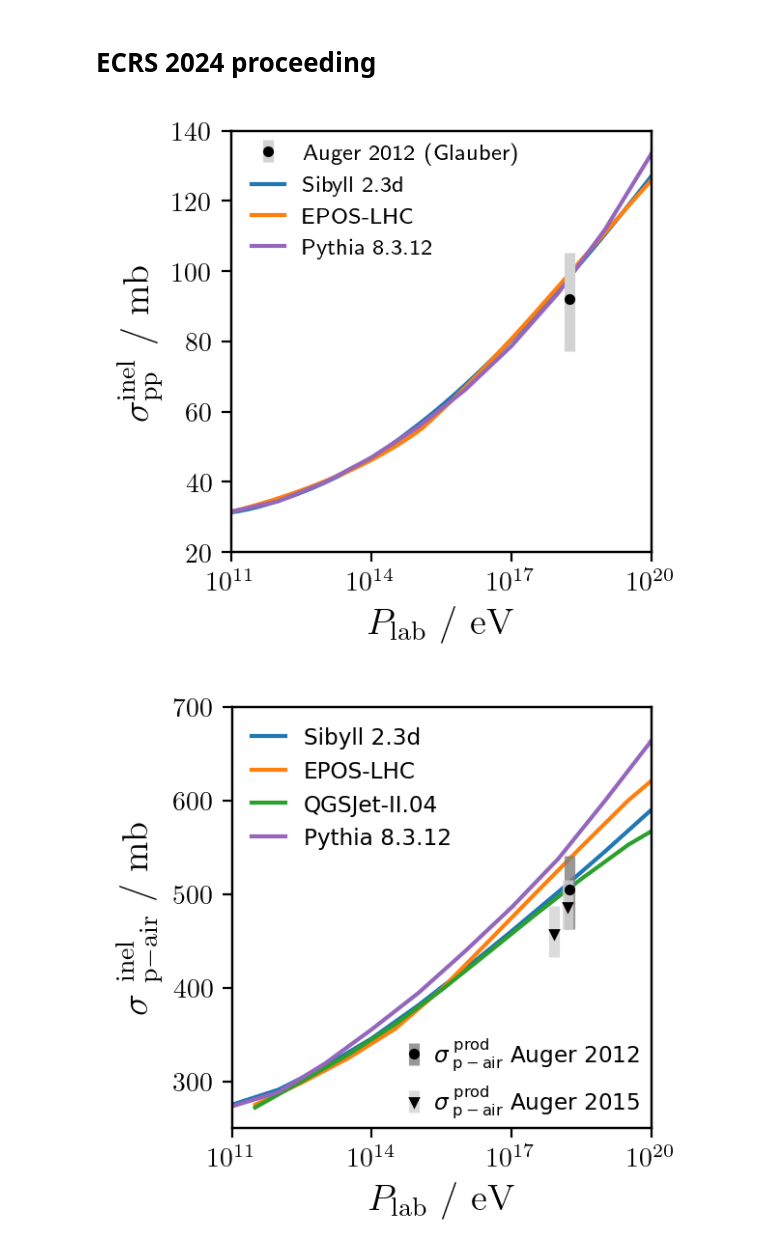
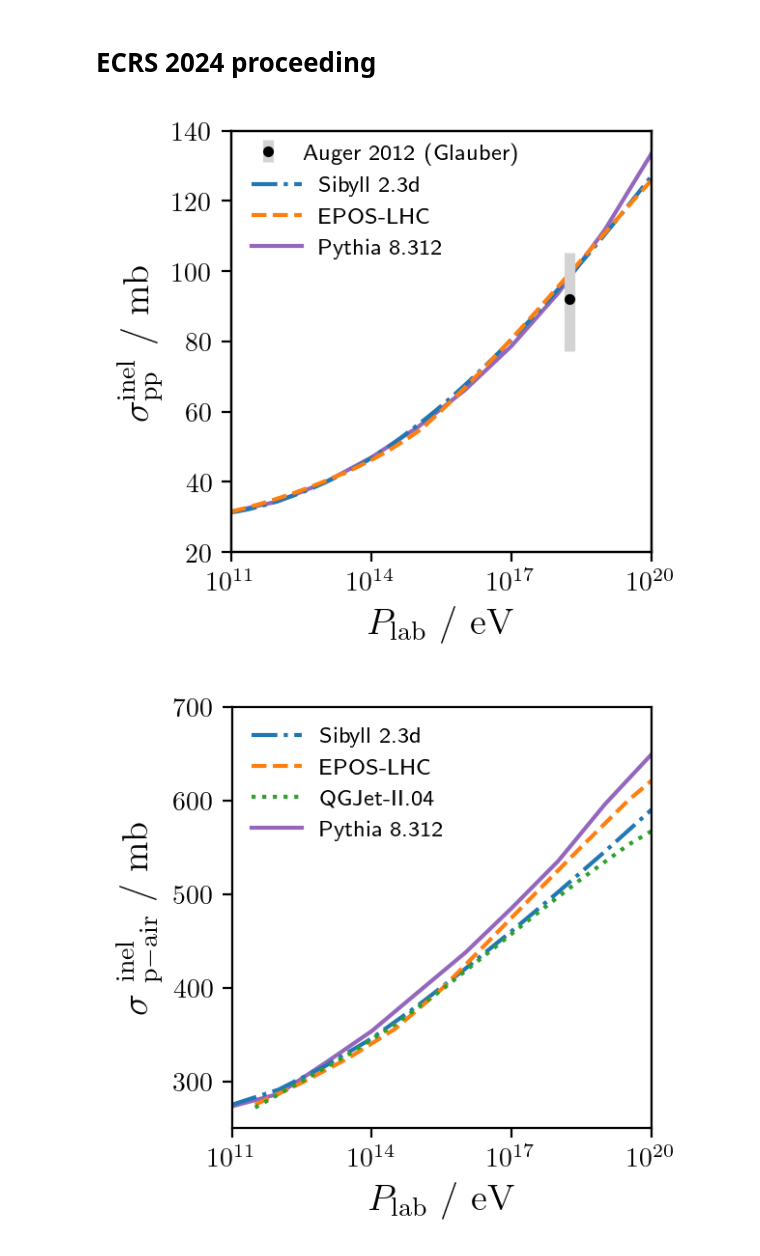
Before and after one commit to gaudu/pythia8312, a Jupyter notebook: examples/pythia8312_xsec_plotting.ipynb, the cells around one changed output. Cells and saved outputs as stored; diff of their text form; code cells hidden in the pictures.

```diff
--- a/examples/pythia8312_xsec_plotting.ipynb
+++ b/examples/pythia8312_xsec_plotting.ipynb
@@ -1326,6 +1353,12 @@ fig.savefig("xs_inel_p-air_UHECR_2024_poster.pdf", format='pdf')
 plt.rcParams['text.usetex'] = True
 plt.rcParams['font.family'] = 'serif'
 plt.rcParams['font.serif'] = ['Computer Modern Roman']
+
+legend_handles = [
+    Line2D([], [], color='tab:blue', linestyle='-.', linewidth=1.5, label='Sibyll 2.3d'),
+    Line2D([], [], color='tab:orange', linestyle='--', linewidth=1.5, label='EPOS-LHC'),
+    Line2D([], [], color='tab:purple', linestyle='-', linewidth=1.5, label='Pythia 8.312')
+]
 
 fig, ax = plt.subplots(figsize=(3.2,3), dpi=200)
 ax.set(xlim=(1e11,1e20), ylim=(20, 140))
@@ -1337,11 +1370,11 @@ ax.yaxis.label.set_size(14)
 plt.rcParams['font.family'] = 'sans-serif'
 plt.rcParams['font.sans-serif'] = ['DejaVu Sans']
 
-ax.errorbar(p_p_dataframe['plab']*1e9, p_p_dataframe['sig_inel'], yerr=p_p_dataframe['err_inel'], c='tab:purple', ecolor='lightgrey', elinewidth=4, ls='-')
-ax.plot(xs_p_p_sib[0,:], xs_p_p_sib[1,:], "-", color="tab:blue", label="Sibyll 2.3d")
-ax.plot(xs_p_p_epos[0,:], xs_p_p_epos[1,:], "-", color="tab:orange", label="EPOS-LHC")
-ax.plot([None], [None], ls='-', color="tab:purple", label="Pythia 8.3.12")
-ax.legend(loc='upper left', bbox_to_anchor=(0, 0.94), fontsize="small", frameon=False, handlelength=1.5)
+ax.plot(p_p_dataframe['plab']*1e9, p_p_dataframe['sig_inel'], '-', color='tab:purple')
+ax.plot([None], [None], ls='-', color="tab:purple")
+ax.plot(xs_p_p_sib[0,:], xs_p_p_sib[1,:], "-.", color="tab:blue")
+ax.plot(xs_p_p_epos[0,:], xs_p_p_epos[1,:], "--", color="tab:orange")
+ax.legend(handles=legend_handles, loc='upper left', bbox_to_anchor=(0, 0.94), fontsize="small", frameon=False, handlelength=2.25)
 
 ax3 = ax.twinx()
 ax3.set_ylim(ax.get_ylim())
@@ -1352,7 +1385,7 @@ ax3.legend(loc='upper left', bbox_to_anchor=(0, 1.02), fontsize="small", frameon
 fig.tight_layout()
 fig.savefig("xs_inel_pp_ECRS_2024_proceeding.pdf", format='pdf')
 # %% [output]
-[figure, old version]
+[figure, new version]
 # %%
 # p-air
 
@@ -1363,6 +1396,13 @@ plt.rcParams['text.usetex'] = True
 plt.rcParams['font.family'] = 'serif'
 plt.rcParams['font.serif'] = ['Computer Modern Roman']
 
+legend_handles = [
+    Line2D([], [], color='tab:blue', linestyle='-.', linewidth=1.5, label='Sibyll 2.3d'),
+    Line2D([], [], color='tab:orange', linestyle='--', linewidth=1.5, label='EPOS-LHC'),
+    Line2D([], [], color='tab:green', linestyle=':', linewidth=1.5, label='QGJet-II.04'),
+    Line2D([], [], color='tab:purple', linestyle='-', linewidth=1.5, label='Pythia 8.312')
+]
+
 fig, ax = plt.subplots(figsize=(3.2,3), dpi=200)
 ax.set(xlim=(1e11,1e20), ylim=(250,700))
 ax.set_xscale('log')
@@ -1370,9 +1410,21 @@ ax.set(xlabel=r"$P_\mathrm{lab}$ / $\mathrm{eV}$", ylabel=r"$\sigma^\mathrm{~ine
 ax.xaxis.label.set_size(14)
 ax.yaxis.label.set_size(14)
 
-plt.rcParams['text.usetex'] = False
 plt.rcParams['font.family'] = 'sans-serif'
 plt.rcParams['font.sans-serif'] = ['DejaVu Sans']
+
+
+# pythia 8.312
+p_N_dataframe = p_N_dataframe.reset_index(drop=True)
+p_O_dataframe = p_O_dataframe.reset_index(drop=True)
+p_Ar_dataframe = p_Ar_dataframe.reset_index(drop=True)
+p_air_dataframe = p_O_dataframe.copy()
+p_air_dataframe['sig_inel_O'] = p_O_dataframe['sig_inel']*0.21
+p_air_dataframe['sig_inel_N'] = p_N_dataframe['sig_inel']*0.78
+p_air_dataframe['sig_inel_Ar'] = p_Ar_dataframe['sig_inel']*0.01
+p_air_dataframe['sig_inel'] = p_air_dataframe['sig_inel_O'] + p_air_dataframe['sig_inel_N'] + p_air_dataframe['sig_inel_Ar']
+p_air_dataframe['err_inel'] = np.sqrt((0.21 * p_O_dataframe['err_inel'])**2 + (0.78 * p_N_dataframe['err_inel'])**2 + (0.01 * p_Ar_dataframe['err_inel'])**2)
+ax.plot(p_air_dataframe['plab']*1e9, p_air_dataframe['sig_inel'], '-', color='tab:purple')
 
 # sibyll 2.3d
 num_values = 12
@@ -1382,61 +1434,49 @@ y_selected_N_sib = xsec_p_N_inel_crmc_sib['sig_inel'][selected_indices]
 y_selected_O_sib = np.interp(elab_selected, xs_p_O_sib[0, :], xs_p_O_sib[1, :])
 y_mixed_sib = 0.2 * y_selected_O_sib + 0.8 * y_selected_N_sib
 x_sib = elab_selected
-ax.plot(x_sib, y_mixed_sib, "-", color="tab:blue", label="Sibyll 2.3d")
+ax.plot(x_sib, y_mixed_sib, "-.", color="tab:blue")
 
 # epos-lhc
 num_values = 10
 selected_indices = np.linspace(0, len(xs_p_N_eposlhc[0, :]) - 1, num_values, dtype=int)
 x_selected = xs_p_N_eposlhc[0, selected_indices] * 1e9
 y_selected_N = xs_p_N_eposlhc[1, selected_indices]
 y_selected_O = np.interp(x_selected, xs_p_O_epos[0, :], xs_p_O_epos[1, :])
 y_mixed = 0.2 * y_selected_O + 0.8 * y_selected_N
 xs_p_air_epos = np.zeros((2, num_values))
 xs_p_air_epos[0, :] = x_selected
 xs_p_air_epos[1, :] = y_mixed
-ax.plot(xs_p_air_epos[0,:], xs_p_air_epos[1,:], "-", color="tab:orange", label="EPOS-LHC")
+ax.plot(xs_p_air_epos[0,:], xs_p_air_epos[1,:], "--", color="tab:orange")
 
 # qgsjet-II.04
 num_values = 10
 selected_indices = np.linspace(0, len(xs_p_N_qgsjetII04[0, :]) - 1, num_values, dtype=int)
 x_selected = xs_p_N_qgsjetII04[0, selected_indices] * 1e9
 y_selected_N = xs_p_N_qgsjetII04[1, selected_indices]
 y_selected_O = np.interp(x_selected, xs_p_O_qgs[0, :], xs_p_O_qgs[1, :])
 y_mixed = 0.2 * y_selected_O + 0.8 * y_selected_N
 xs_p_air_qgs = np.zeros((2, num_values))
 xs_p_air_qgs[0, :] = x_selected
 xs_p_air_qgs[1, :] = y_mixed
-ax.plot(xs_p_air_qgs[0,:], xs_p_air_qgs[1,:], "-", color="tab:green", label="QGSJet-II.04")
+ax.plot(xs_p_air_qgs[0,:], xs_p_air_qgs[1,:], ":", color="tab:green")
 
-# pythia 8.3.12
-p_N_sNN_dataframe = p_N_sNN_dataframe.reset_index(drop=True)
-p_O_sNN_dataframe = p_O_sNN_dataframe.reset_index(drop=True)
-p_Ar_sNN_dataframe = p_Ar_sNN_dataframe.reset_index(drop=True)
-p_air_dataframe = p_O_sNN_dataframe.copy()
-p_air_dataframe['sig_inel_O'] = p_O_sNN_dataframe['sig_inel']*0.21
-p_air_dataframe['sig_inel_N'] = p_N_sNN_dataframe['sig_inel']*0.78
-p_air_dataframe['sig_inel_Ar'] = p_Ar_sNN_dataframe['sig_inel']*0.01
-p_air_dataframe['sig_inel'] = p_air_dataframe['sig_inel_O'] + p_air_dataframe['sig_inel_N'] + p_air_dataframe['sig_inel_Ar']
-p_air_dataframe['err_inel'] = np.sqrt((0.21 * p_O_sNN_dataframe['err_inel'])**2 + (0.78 * p_N_sNN_dataframe['err_inel'])**2 + (0.01 * p_Ar_sNN_dataframe['err_inel'])**2)
-ax.errorbar(p_air_dataframe['plab']*1e9, p_air_dataframe['sig_inel'], yerr=p_air_dataframe['err_inel'], c='tab:purple', ecolor='lightgrey', elinewidth=4, ls='-')
-ax.plot([None], [None], ls='-', color="tab:purple", label="Pythia 8.3.12")
 
-ax.legend(loc='upper left', bbox_to_anchor=(0, 1), fontsize="small", frameon=False, handlelength=1.5)
+ax.legend(handles=legend_handles, loc='upper left', bbox_to_anchor=(0, 1), fontsize="small", frameon=False, handlelength=2.25)
 
 # experiments
-ax3 = ax.twinx()
-ax3.set_ylim(ax.get_ylim())
-ax3.get_yaxis().set_visible(False)
-ax3.errorbar(10**18.24, 505, yerr=[[42.2], [35.6]], c='black', fmt='o', ms=3, ecolor='tab:grey', elinewidth=4, label=r"$\sigma^\mathrm{~prod}_\mathrm{~p-air}$ Auger 2012")
-ax3.errorbar(10**17.9, 457.511, yerr=[[24.7], [30.1]], c='black', fmt='v', ms=3, ecolor='lightgrey', elinewidth=4, label=r"$\sigma^\mathrm{~prod}_\mathrm{~p-air}$ Auger 2015")
-ax3.errorbar(10**18.2, 485.767, yerr=[[23.6], [28.9]], c='black', fmt='v', ms=3, ecolor='lightgrey', elinewidth=4)
-for collection in ax3.collections:
-    collection.set_alpha(0.8)
-ax3.legend(loc='lower right', bbox_to_anchor=(1.02, -0.03), fontsize="small", frameon=False, handlelength=1.5, labelspacing=0.5, handletextpad=0.1)
+#ax3 = ax.twinx()
+#ax3.set_ylim(ax.get_ylim())
+#ax3.get_yaxis().set_visible(False)
+#ax3.errorbar(10**18.24, 505, yerr=[[42.2], [35.6]], c='black', fmt='o', ms=3, ecolor='tab:grey', elinewidth=4, label=r"$\sigma^\mathrm{~prod}_\mathrm{~p-air}$ Auger 2012")
+#ax3.errorbar(10**17.9, 457.511, yerr=[[24.7], [30.1]], c='black', fmt='v', ms=3, ecolor='lightgrey', elinewidth=4, label=r"$\sigma^\mathrm{~prod}_\mathrm{~p-air}$ Auger 2015")
+#ax3.errorbar(10**18.2, 485.767, yerr=[[23.6], [28.9]], c='black', fmt='v', ms=3, ecolor='lightgrey', elinewidth=4)
+#for collection in ax3.collections:
+#    collection.set_alpha(0.8)
+#ax3.legend(loc='lower right', bbox_to_anchor=(1.02, -0.03), fontsize="small", frameon=False, handlelength=1.5, labelspacing=0.5, handletextpad=0.1)
 
 plt.rcParams['text.usetex'] = True
 
 fig.tight_layout()
 fig.savefig("xs_inel_p-air_ECRS_2024_proceeding.pdf", format='pdf')
 # %% [output]
-[figure, old version]
+[figure, new version]
```
Also changed, not shown: parts of 29 cells of this notebook.
